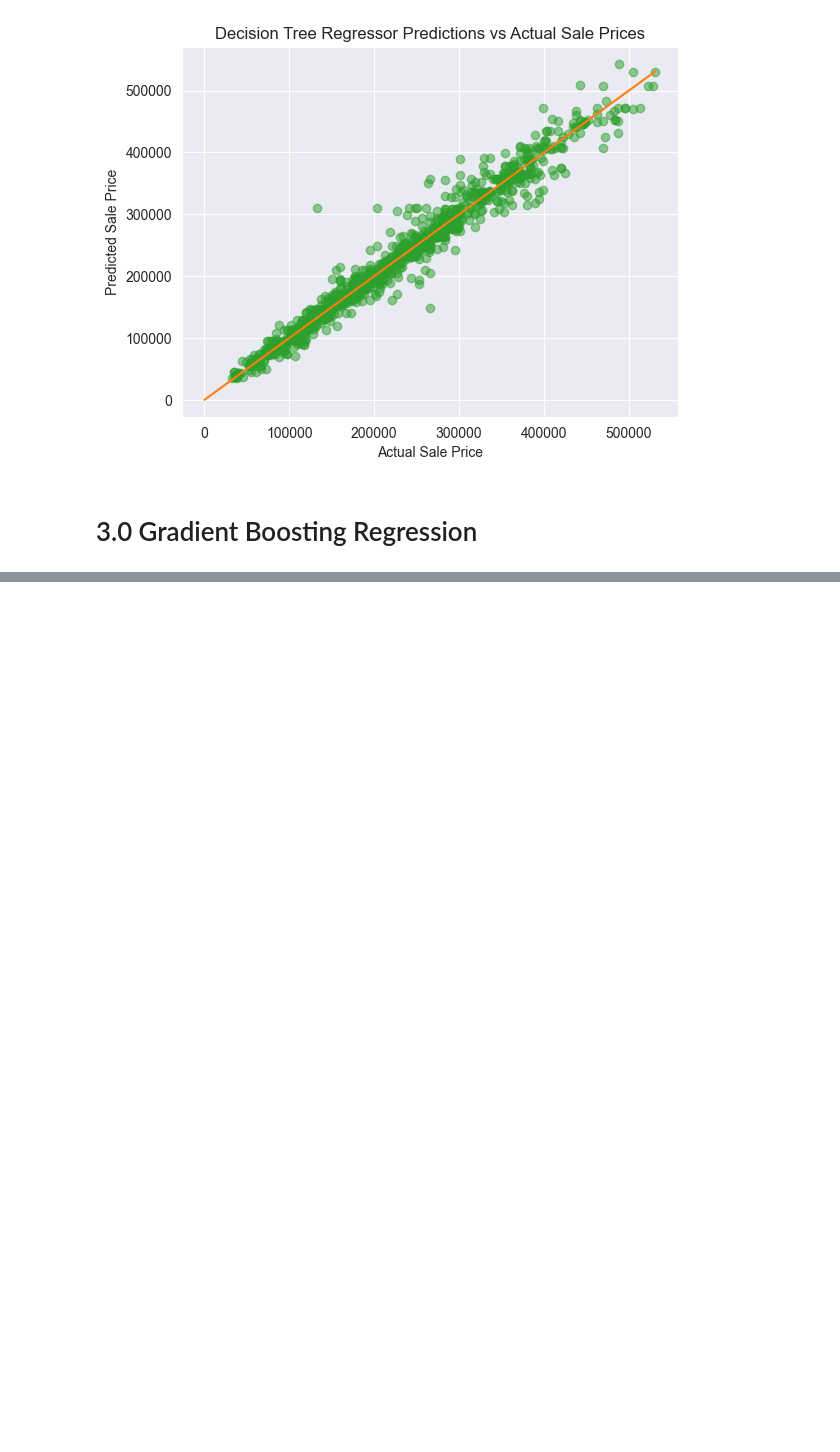
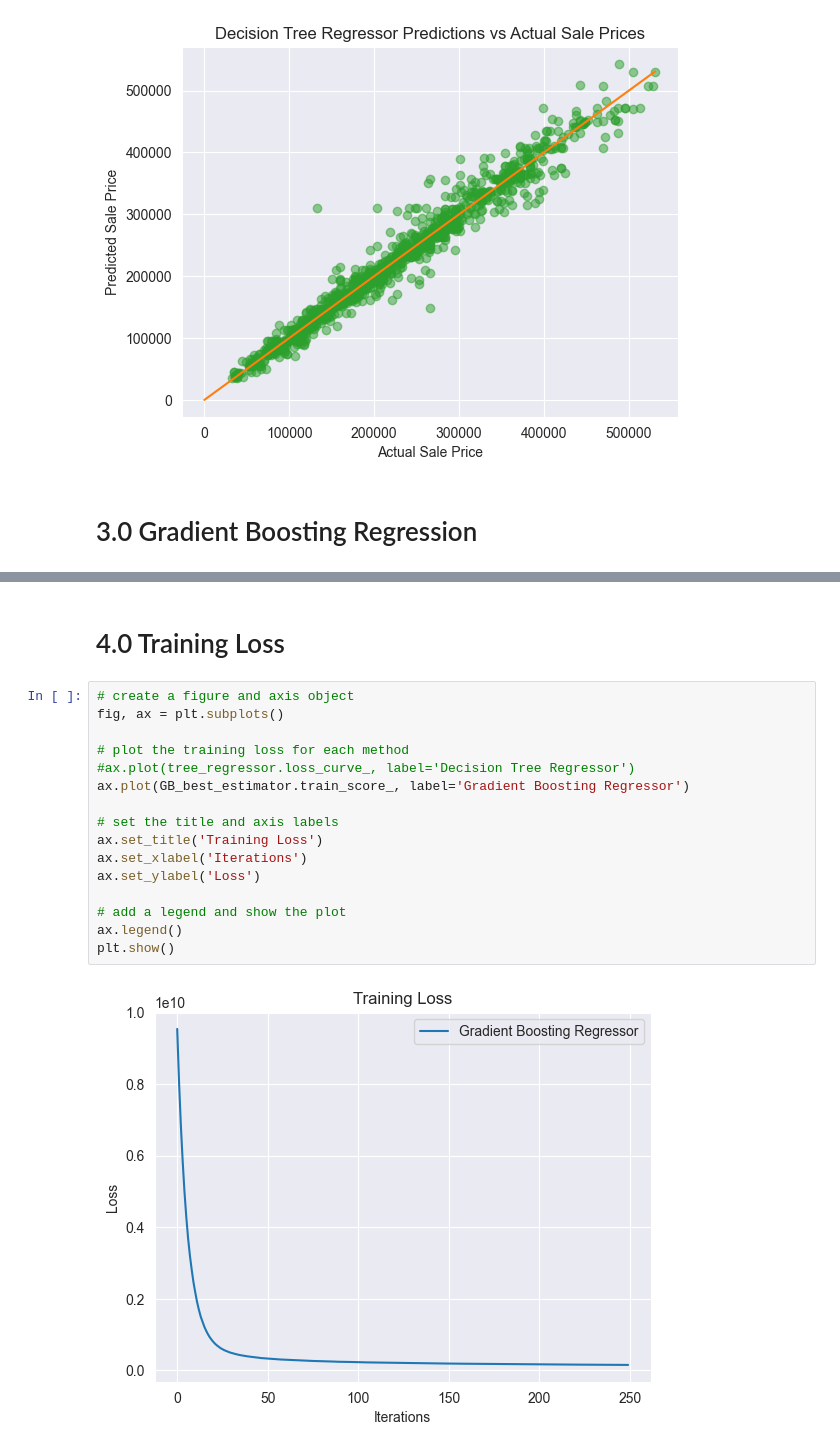
Before and after one commit to MJ-Peters/INAI-Property-Value-Prediction-Coursework, a Jupyter notebook: Coursework Question One.ipynb, the cells around one changed output, grey strips where cells are left out. Cells and saved outputs as stored; diff of their text form; blank space fills up the shorter version.

Commit message:
Finished training GB

```diff
--- a/Coursework Question One.ipynb
+++ b/Coursework Question One.ipynb
@@ -229,0 +245,20 @@ Fitting 5 folds for each of 64800 candidates, totalling 324000 fits
+# %% [markdown]
+# 4.0 Training Loss
+# %%
+# create a figure and axis object
+fig, ax = plt.subplots()
+
+# plot the training loss for each method
+#ax.plot(tree_regressor.loss_curve_, label='Decision Tree Regressor')
+ax.plot(GB_best_estimator.train_score_, label='Gradient Boosting Regressor')
+
+# set the title and axis labels
+ax.set_title('Training Loss')
+ax.set_xlabel('Iterations')
+ax.set_ylabel('Loss')
+
+# add a legend and show the plot
+ax.legend()
+plt.show()
+# %% [output]
+[figure, added]
```
Also changed, not shown: parts of 6 cells of this notebook.
